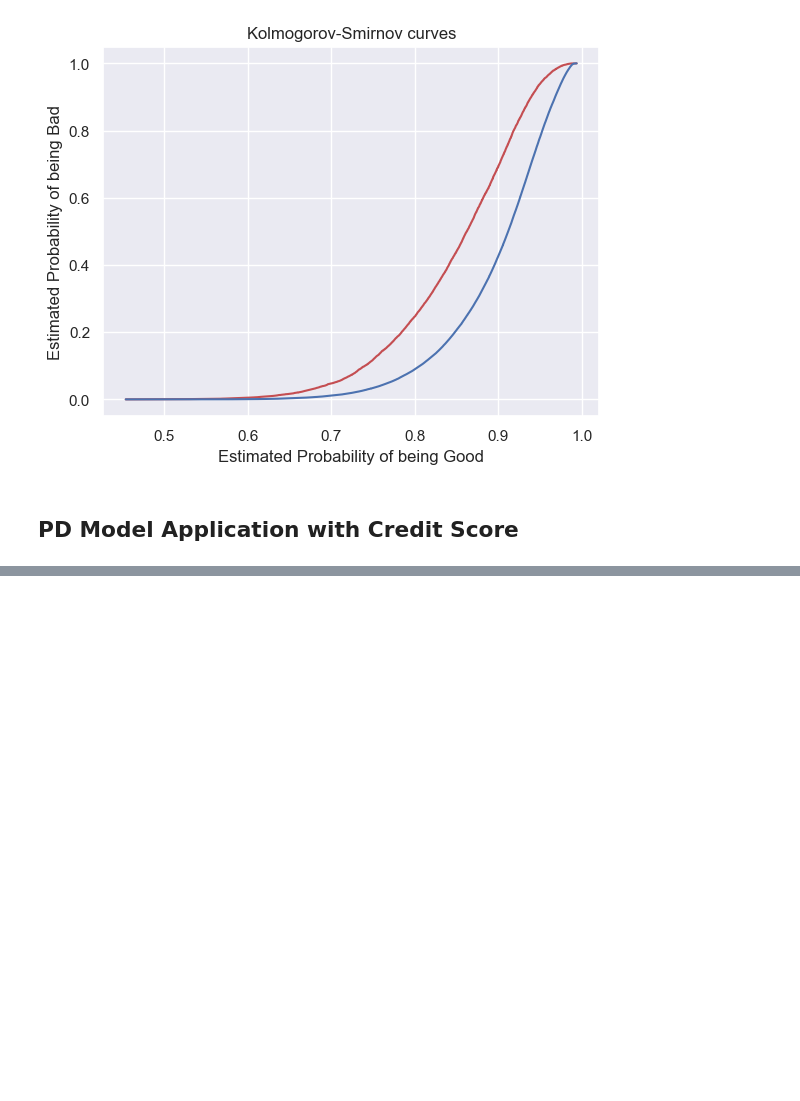
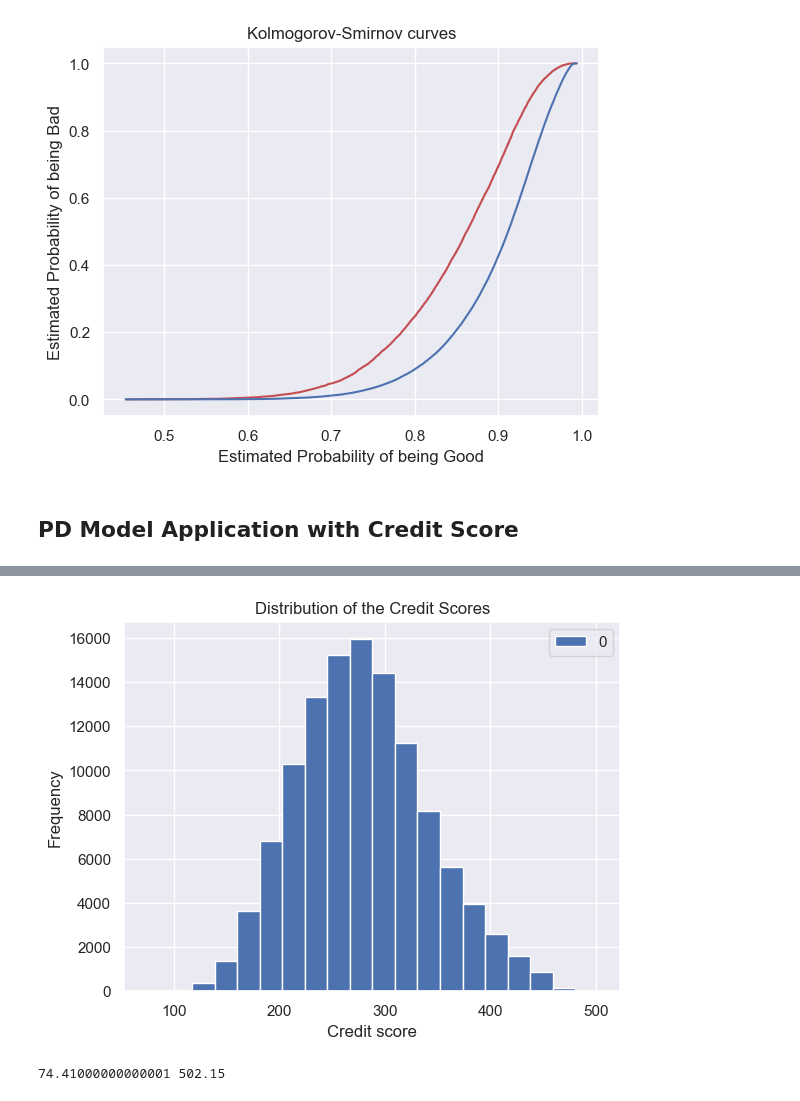
Before and after one commit to OzodbekOzodov/_credit-risk-modeling, a Jupyter notebook: Probability-of-default-model.ipynb, the cells around one changed output, grey strips where cells are left out. Drawn from its saved outputs; the diff is of its cells as text; code cells hidden in the pictures; blank space fills up the shorter version.

```diff
--- a/Probability-of-default-model.ipynb
+++ b/Probability-of-default-model.ipynb
@@ -1158,0 +1260,5 @@ score_min
+# %%
+test_x = test_vars_ref_cat.sort_index(axis=1)
+test_x.insert(0, "Intercept", 1)
+pd.options.display.max_rows=50
+test_x
@@ -1158,0 +1279,4 @@ score_min
+# %%
+test_betas = scorecard.sort_values("Feature name").reset_index(drop=True)
+test_betas = test_betas['Credit score rounded']
+test_betas = test_betas.values.reshape(117,1)
@@ -1158,0 +1290,4 @@ score_min
+# %%
+credit_score = test_x.dot(test_betas)
+#credit_score = credit_score + 300
+credit_score
@@ -1158,0 +1308,14 @@ score_min
+# %%
+credit_score.plot(kind='hist', bins=20)
+plt.xlabel("Credit score")
+plt.ylabel("Frequency")
+plt.title("Distribution of the Credit Scores")
+plt.show()
+# %% [output]
+[figure, added]
+# %%
+max_credit_score = max(credit_score[0])
+min_credit_score = min(credit_score[0])
+print(min_credit_score, max_credit_score)
+# %% [output]
+74.41000000000001 502.15
```
Also changed, not shown: parts of 40 cells of this notebook.
